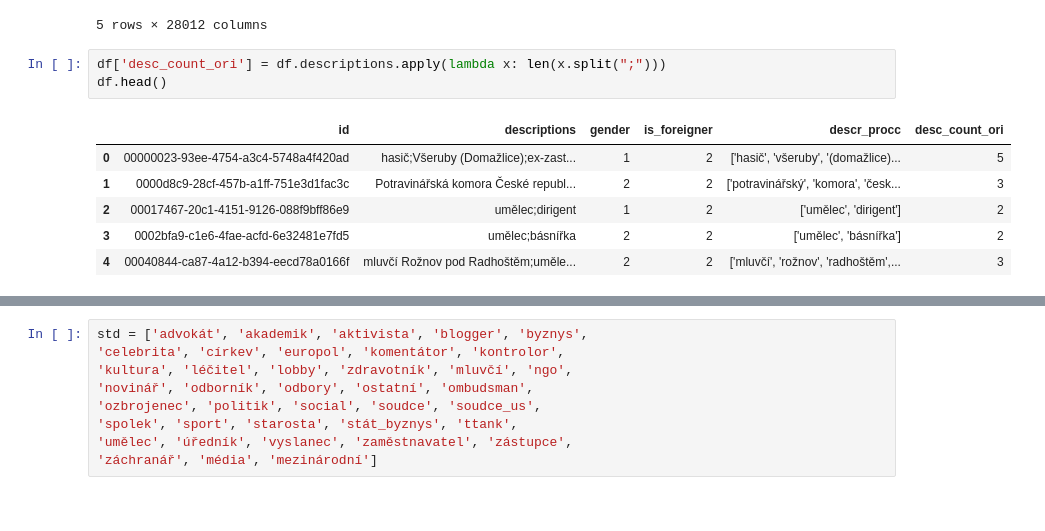
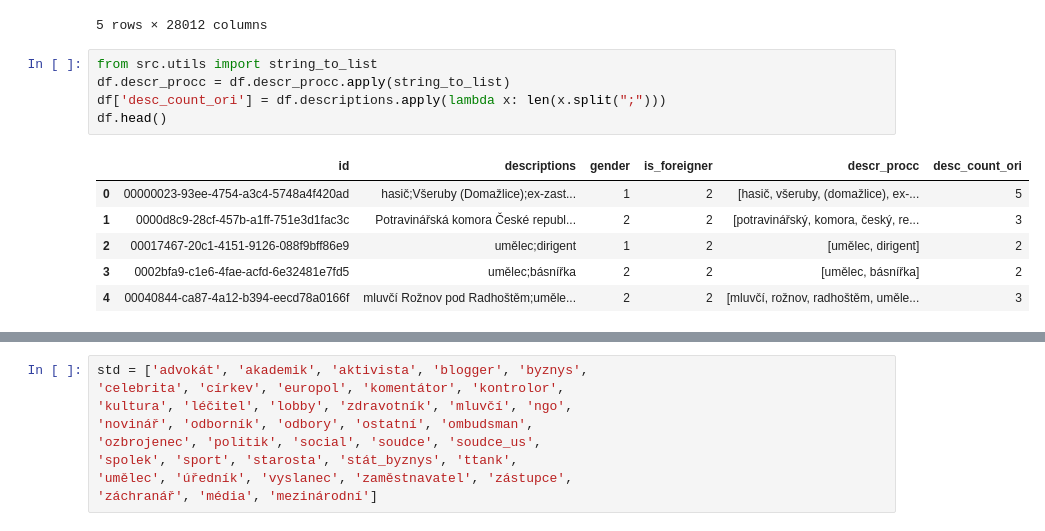
Before and after one commit to czech-radio/respondent-classify, a Jupyter notebook: Description occurences.ipynb, the cells around one changed output, grey strips where cells are left out. Drawn from its saved outputs; the diff is of its cells as text.

```diff
--- a/Description occurences.ipynb
+++ b/Description occurences.ipynb
@@ -34,15 +34,17 @@ bag_of_words.head()
 | 4 | 0 | 0 | 0 | 0 | 0 | 0 | 0 | 0 | 0 | 0 | ... |
 5 rows × 28012 columns
 # %%
+from src.utils import string_to_list
+df.descr_procc = df.descr_procc.apply(string_to_list)
 df['desc_count_ori'] = df.descriptions.apply(lambda x: len(x.split(";")))
 df.head()
 # %% [output]
 |  | id | descriptions | gender | is_foreigner | descr_procc | desc_count_ori |
-| 0 | 00000023-93ee-4754-a3c4-5748a4f420ad | hasič;Všeruby (Domažlice);ex-zast... | 1 | 2 | ['hasič', 'všeruby', '(domažlice)... | 5 |
-| 1 | 0000d8c9-28cf-457b-a1ff-751e3d1fac3c | Potravinářská komora České republ... | 2 | 2 | ['potravinářský', 'komora', 'česk... | 3 |
-| 2 | 00017467-20c1-4151-9126-088f9bff86e9 | umělec;dirigent | 1 | 2 | ['umělec', 'dirigent'] | 2 |
-| 3 | 0002bfa9-c1e6-4fae-acfd-6e32481e7fd5 | umělec;básnířka | 2 | 2 | ['umělec', 'básnířka'] | 2 |
-| 4 | 00040844-ca87-4a12-b394-eecd78a0166f | mluvčí Rožnov pod Radhoštěm;uměle... | 2 | 2 | ['mluvčí', 'rožnov', 'radhoštěm',... | 3 |
+| 0 | 00000023-93ee-4754-a3c4-5748a4f420ad | hasič;Všeruby (Domažlice);ex-zast... | 1 | 2 | [hasič, všeruby, (domažlice), ex-... | 5 |
+| 1 | 0000d8c9-28cf-457b-a1ff-751e3d1fac3c | Potravinářská komora České republ... | 2 | 2 | [potravinářský, komora, český, re... | 3 |
+| 2 | 00017467-20c1-4151-9126-088f9bff86e9 | umělec;dirigent | 1 | 2 | [umělec, dirigent] | 2 |
+| 3 | 0002bfa9-c1e6-4fae-acfd-6e32481e7fd5 | umělec;básnířka | 2 | 2 | [umělec, básnířka] | 2 |
+| 4 | 00040844-ca87-4a12-b394-eecd78a0166f | mluvčí Rožnov pod Radhoštěm;uměle... | 2 | 2 | [mluvčí, rožnov, radhoštěm, uměle... | 3 |
 # %%
 df['desc_count'] = df.descr_procc.apply(lambda x: len(x))
 df.head()
```
Also changed, not shown: parts of 12 cells of this notebook.
